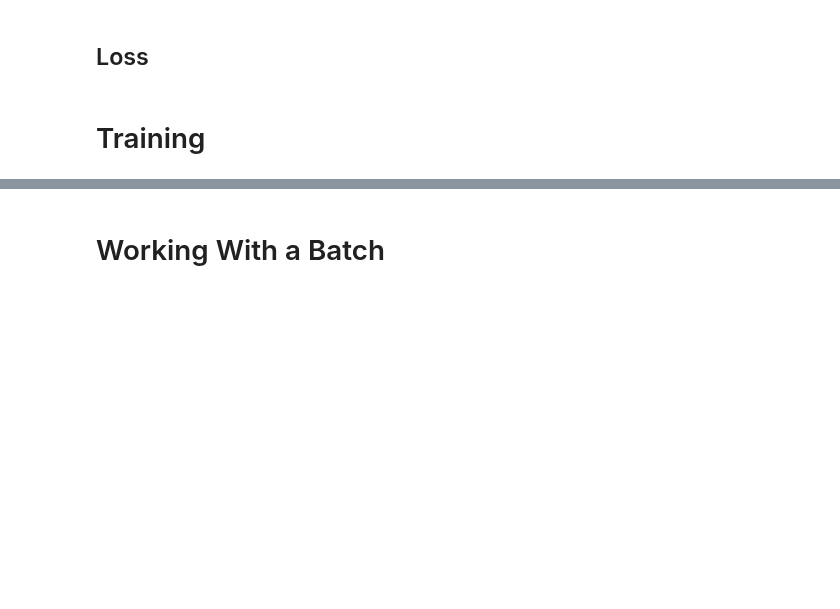
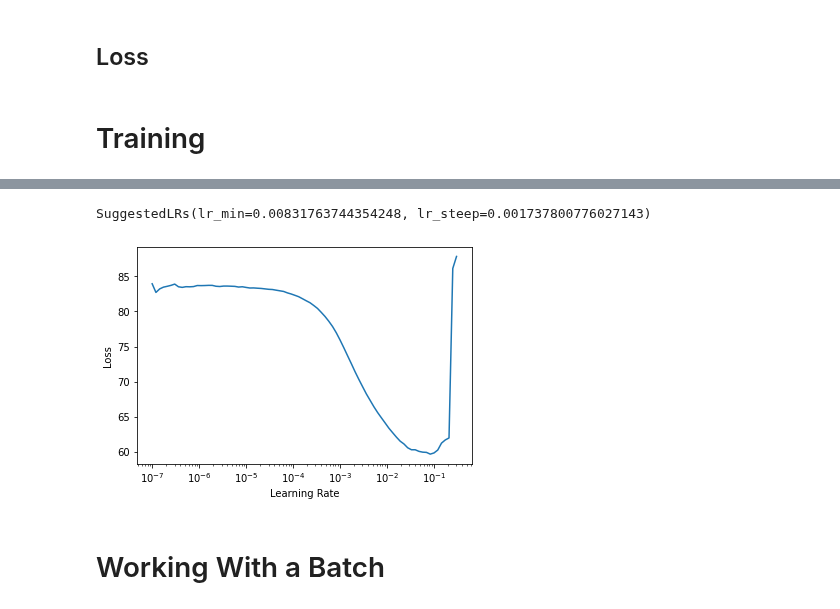
Before and after one commit to mccallion/rory, a Jupyter notebook: _20201027_bboxes_C2018_L9.ipynb, the cells around one changed output, grey strips where cells are left out. Cells and saved outputs as stored; diff of their text form; code cells hidden in the pictures; blank space fills up the shorter version.

Commit message:
lr_find is working for ssd on 20201027_bboxes

```diff
--- a/_20201027_bboxes_C2018_L9.ipynb
+++ b/_20201027_bboxes_C2018_L9.ipynb
@@ -330,0 +365,3 @@ learner.freeze()
+# %%
+learner.lr_find()
+# %% [output]
@@ -331,3 +369,5 @@ learner.freeze()
+SuggestedLRs(lr_min=0.00831763744354248, lr_steep=0.001737800776027143)
+[figure, added]
 # %% [markdown]
 # Working With a Batch
 # %%
```
Also changed, not shown: parts of 30 cells of this notebook, 1 other file.
